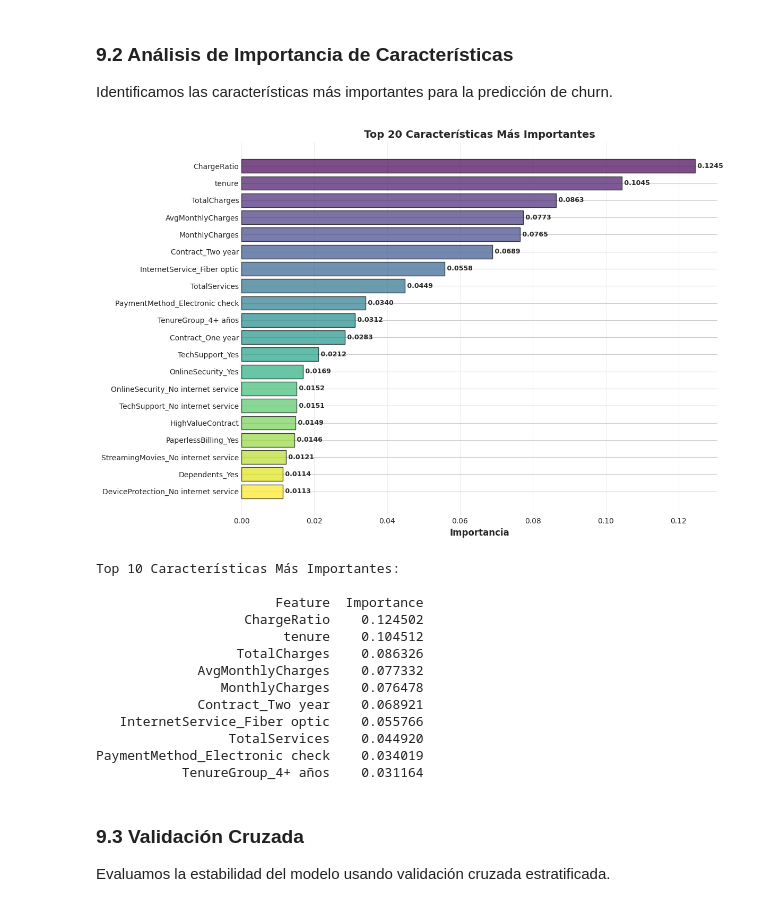
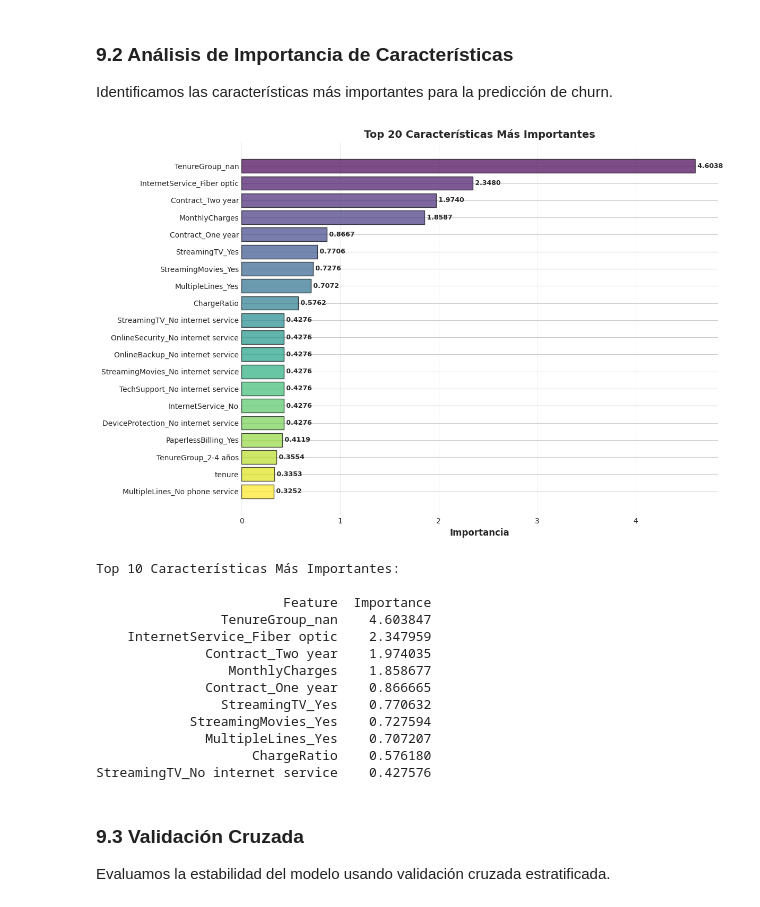
Before and after one commit to alvaretto/telco-customer-churn-prediction, a Jupyter notebook: Telco_Customer_Churn.ipynb, the cells around one changed output. Drawn from its saved outputs; the diff is of its cells as text; code cells hidden in the pictures.

```diff
--- a/Telco_Customer_Churn.ipynb
+++ b/Telco_Customer_Churn.ipynb
@@ -1981,53 +1986,60 @@ weighted avg       0.82      0.76      0.77      1409
 Identificamos las características más importantes para la predicción de churn.
 # %%
 # Obtener importancia de características
-feature_importance = best_rf.feature_importances_
+if hasattr(best_model_optimized, 'feature_importances_'):
+    feature_importance = best_model_optimized.feature_importances_
+elif hasattr(best_model_optimized, 'coef_'):
+    # For Logistic Regression, coef_ is typically 2D for binary classification (1, n_features)
+    # We use the absolute values of coefficients for importance.
+    feature_importance = np.abs(best_model_optimized.coef_[0])
+else:
+    raise ValueError("Model does not have feature_importances_ or coef_ attribute.")
 
 # Crear DataFrame
 importance_df = pd.DataFrame({
     'Feature': feature_names,
     'Importance': feature_importance
 }).sort_values('Importance', ascending=False)
 
 # Top 20 características
 top_20 = importance_df.head(20)
 
 # Visualizar
 plt.figure(figsize=(12, 8))
 bars = plt.barh(range(len(top_20)), top_20['Importance'],
                 color=plt.cm.viridis(np.linspace(0, 1, len(top_20))),
                 edgecolor='black', alpha=0.7)
 plt.yticks(range(len(top_20)), top_20['Feature'])
 plt.xlabel('Importancia', fontsize=12, fontweight='bold')
 plt.title('Top 20 Características Más Importantes', fontsize=14, fontweight='bold')
 plt.gca().invert_yaxis()
 plt.grid(axis='x', alpha=0.3)
 
 # Añadir valores
 for i, (idx, row) in enumerate(top_20.iterrows()):
     plt.text(row['Importance'], i, f" {row['Importance']:.4f}",
-             va='center', fontweight='bold', fontsize=9)
+             ha='left', va='center', fontweight='bold', fontsize=9)
 
 plt.tight_layout()
 plt.show()
 
 print("\nTop 10 Características Más Importantes:\n")
 print(importance_df.head(10).to_string(index=False))
 # %% [output]
-[figure, old version]
+[figure, new version]
 Top 10 Características Más Importantes:
 
-                       Feature  Importance
-                   ChargeRatio    0.124502
-                        tenure    0.104512
-                  TotalCharges    0.086326
-             AvgMonthlyCharges    0.077332
-                MonthlyCharges    0.076478
-             Contract_Two year    0.068921
-   InternetService_Fiber optic    0.055766
-                 TotalServices    0.044920
-PaymentMethod_Electronic check    0.034019
-           TenureGroup_4+ años    0.031164
+                        Feature  Importance
+                TenureGroup_nan    4.603847
+    InternetService_Fiber optic    2.347959
+              Contract_Two year    1.974035
+                 MonthlyCharges    1.858677
+              Contract_One year    0.866665
+                StreamingTV_Yes    0.770632
+            StreamingMovies_Yes    0.727594
+              MultipleLines_Yes    0.707207
+                    ChargeRatio    0.576180
+StreamingTV_No internet service    0.427576
 # %% [markdown]
 ### 9.3 Validación Cruzada
 
```
Also changed, not shown: parts of 16 cells of this notebook, 3 other files.
